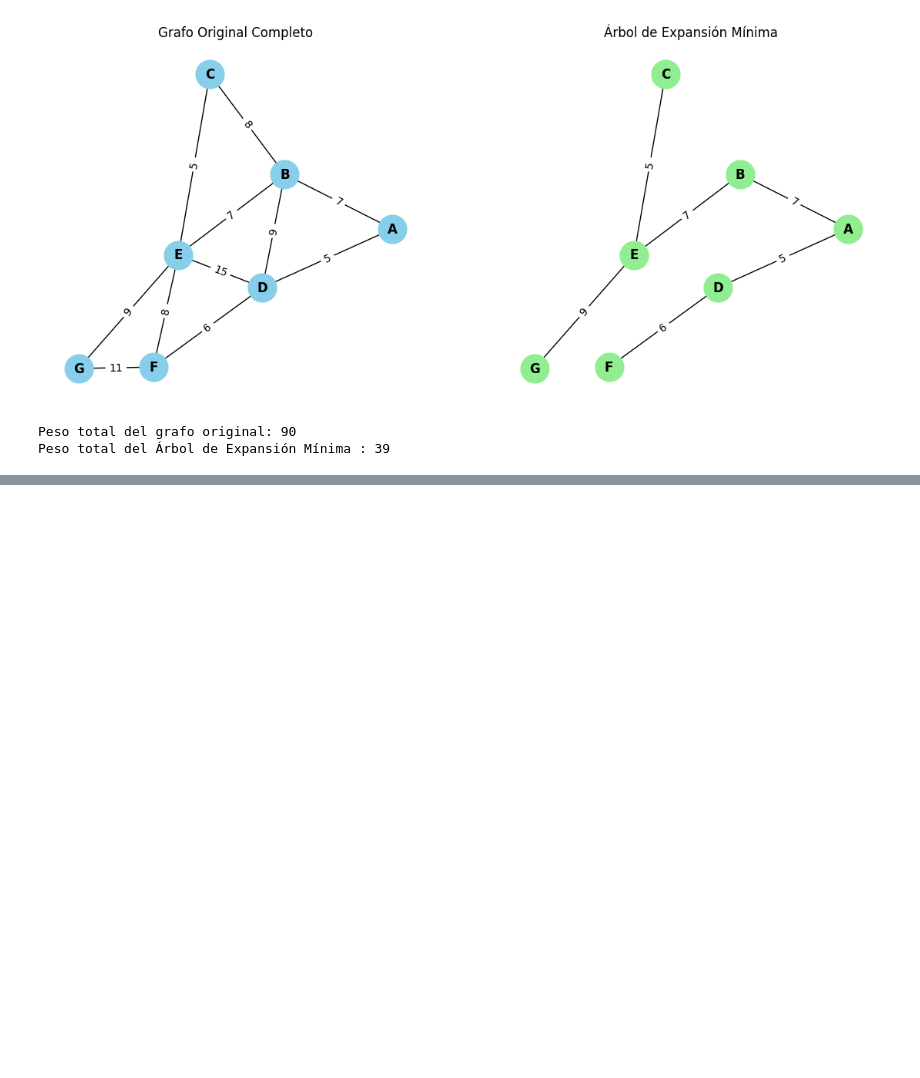
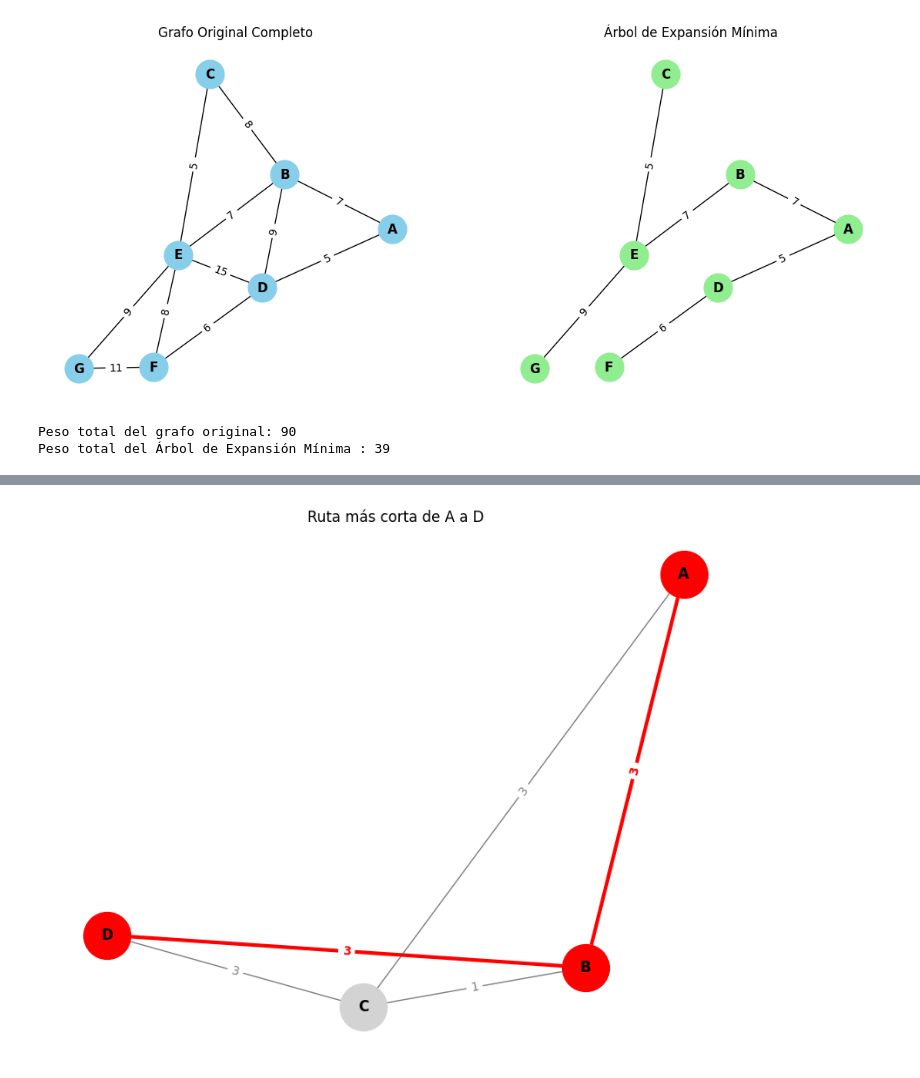
Before and after one commit to gonzalezzayra/INVESTIGACION-DE-OPERACIONES, a Jupyter notebook: Modelos_de_Redes_1.ipynb, the cells around one changed output, grey strips where cells are left out. Saved outputs shown, nothing was run; the diff lists cells and outputs as text; code cells hidden in the pictures; blank space fills up the shorter version.

```diff
--- a/Modelos_de_Redes_1.ipynb
+++ b/Modelos_de_Redes_1.ipynb
@@ -293,0 +343,50 @@ Peso total del Árbol de Expansión Mínima : 39
+# %%
+#Para hacer el grafo más detallado
+
+#Esto es para tener la lista de los arcos, de donde a donde va
+lista_arcos = list(zip(ruta_corta, ruta_corta[1:]))
+
+#Esto es para el tamaño de la grafica
+plt.figure(figsize=(8, 6))
+
+#Se tiene que hacer por capas
+#Primera capa
+nx.draw(G, posicion2,
+        with_labels=True,
+        node_color='lightgray',
+        node_size=1500,
+        font_weight='bold',
+        edge_color='gray',
+        width=1)
+#Tanto los nodos como los arcos son grises, se puede ver que tan tuenes están en el grafo
+
+nx.draw_networkx_edge_labels(G, posicion2, edge_labels=edge_labels, font_color='gray')
+
+#Segunda capa
+#Se dibujan los nodos de rojos pero los de la ruta más corta
+nx.draw_networkx_nodes(G, posicion2,
+                        nodelist=ruta_corta,
+                        node_color='red',
+                        node_size=1500)
+
+#Se dibujan los arcos de rojo, igual que los nodos los de la ruta más corta
+nx.draw_networkx_edges(G, posicion2,
+                        edgelist= lista_arcos,
+                        edge_color='red',
+                        width=3)
+#Los arcos más grandes que los arcos de la primera capa
+
+#Se dibujan las etiquetas, para que no queden encima de las grises
+#Crea un diccionario de etiquetas solo para los arcos de la ruta
+edge_labels_ruta = {edge: edge_labels[edge] for edge in lista_arcos}
+nx.draw_networkx_edge_labels(G, posicion2,
+                             edge_labels=edge_labels_ruta,
+                             font_color='red',
+                             font_weight='bold')
+
+
+#Para mostrar el grafo
+plt.title(f"Ruta más corta de {inicio} a {final}")
+plt.show()
+# %% [output]
+[figure, added]
```
Also changed, not shown: parts of 13 cells of this notebook.
